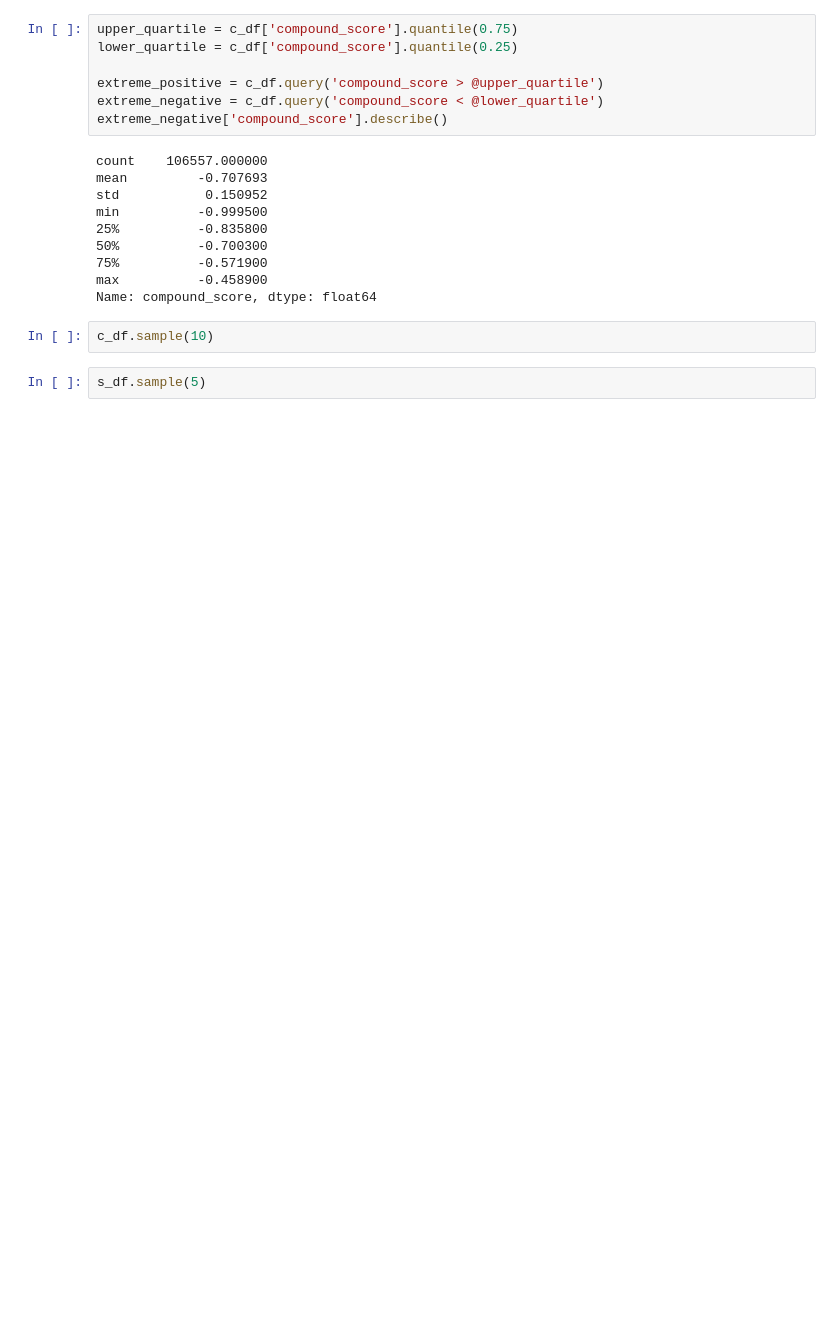
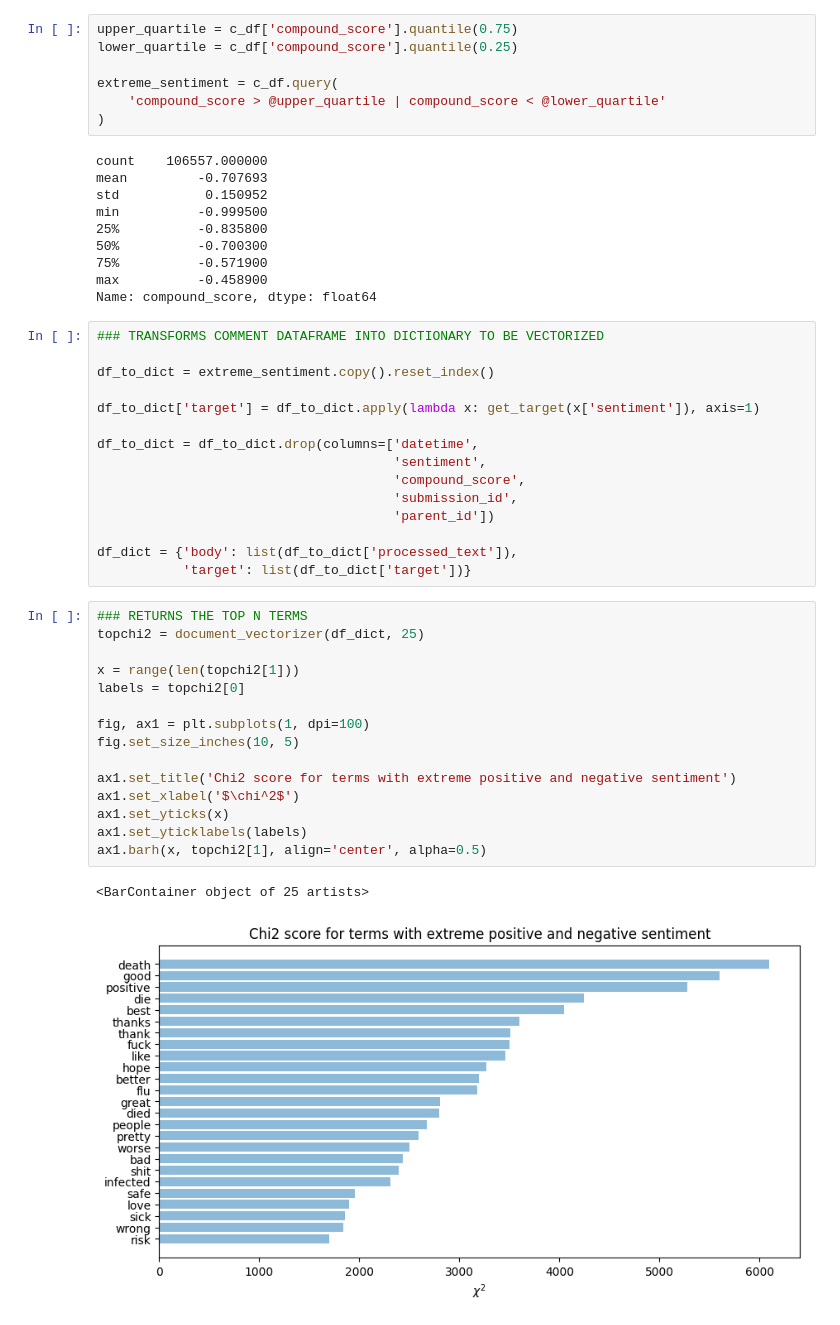
Before and after one commit to ollyjc99/COVID-19-Sentiment-and-Compliance-Analyzer, a Jupyter notebook: DataAnalysis.ipynb, the cells around one changed output. Drawn from its saved outputs; the diff is of its cells as text; blank space fills up the shorter version.

```diff
--- a/DataAnalysis.ipynb
+++ b/DataAnalysis.ipynb
@@ -211,9 +211,9 @@ ax1.barh(x, topchi2[1], align='center', alpha=0.5)
 upper_quartile = c_df['compound_score'].quantile(0.75)
 lower_quartile = c_df['compound_score'].quantile(0.25)
 
-extreme_positive = c_df.query('compound_score > @upper_quartile')
-extreme_negative = c_df.query('compound_score < @lower_quartile')
-extreme_negative['compound_score'].describe()
+extreme_sentiment = c_df.query(
+    'compound_score > @upper_quartile | compound_score < @lower_quartile'
+)
 # %% [output]
 count    106557.000000
 mean         -0.707693
@@ -225,6 +225,35 @@ min          -0.999500
 max          -0.458900
 Name: compound_score, dtype: float64
 # %%
-c_df.sample(10)
+### TRANSFORMS COMMENT DATAFRAME INTO DICTIONARY TO BE VECTORIZED
+
+df_to_dict = extreme_sentiment.copy().reset_index()
+
+df_to_dict['target'] = df_to_dict.apply(lambda x: get_target(x['sentiment']), axis=1)
+
+df_to_dict = df_to_dict.drop(columns=['datetime',
+                                      'sentiment',
+                                      'compound_score',
+                                      'submission_id',
+                                      'parent_id'])
+
+df_dict = {'body': list(df_to_dict['processed_text']),
+           'target': list(df_to_dict['target'])}
 # %%
-s_df.sample(5)
+### RETURNS THE TOP N TERMS
+topchi2 = document_vectorizer(df_dict, 25)
+
+x = range(len(topchi2[1]))
+labels = topchi2[0]
+
+fig, ax1 = plt.subplots(1, dpi=100)
+fig.set_size_inches(10, 5)
+
+ax1.set_title('Chi2 score for terms with extreme positive and negative sentiment')
+ax1.set_xlabel('$\chi^2$')
+ax1.set_yticks(x)
+ax1.set_yticklabels(labels)
+ax1.barh(x, topchi2[1], align='center', alpha=0.5)
+# %% [output]
+<BarContainer object of 25 artists>
+[figure, added]
```
Also changed, not shown: parts of 1 cell of this notebook.
